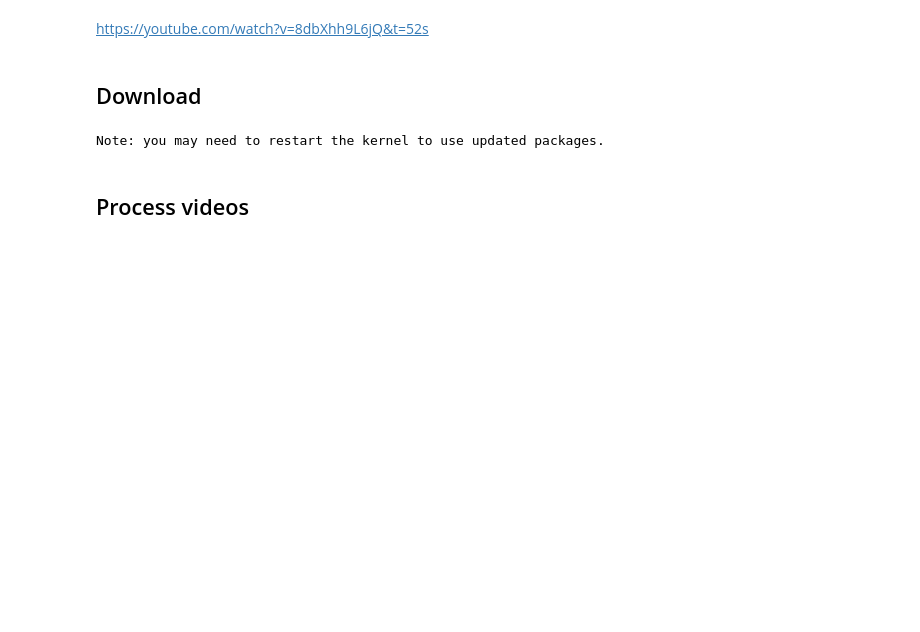
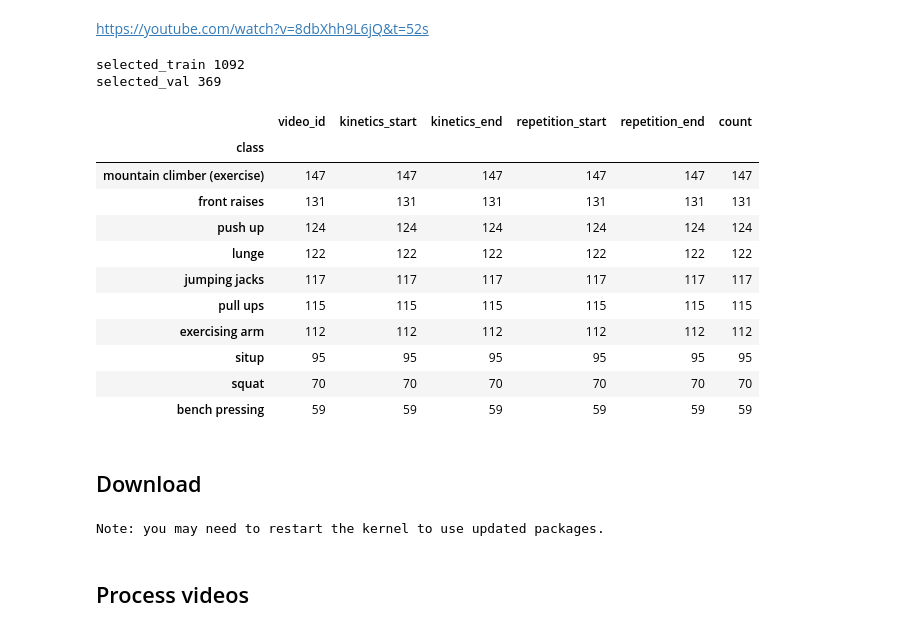
Before and after one commit to iucario/WorkoutDetector, a Jupyter notebook: notebooks/countix_data_process.ipynb, the cells around one changed output. Saved outputs shown, nothing was run; the diff lists cells and outputs as text; code cells hidden in the pictures; blank space fills up the shorter version.

```diff
--- a/notebooks/countix_data_process.ipynb
+++ b/notebooks/countix_data_process.ipynb
@@ -41,8 +51,31 @@ https://youtube.com/watch?v=8dbXhh9L6jQ&t=52s
 # %%
 actions = ['exercising arm', 'bench pressing', 'front raises', 'squat', 'jumping jacks',
      'lunge', 'mountain climber (exercise)', 'pull ups', 'push up', 'situp']
 
+selected_train = df_train[df_train['class'].isin(actions)]
+selected_val = df_val[df_val['class'].isin(actions)]
+# selected_test = df_test[df_test['class'].isin(actions)]
+print('selected_train', len(selected_train))
+print('selected_val', len(selected_val))
+# print('selected_test', len(selected_test))
+selected_train.groupby('class').count().sort_values(by='count', ascending=False)
+
 # df[df['class'].isin(actions)].to_csv('workouts_val.csv')
+# %% [output]
+selected_train 1092
+selected_val 369
+|  | video_id | kinetics_start | kinetics_end | repetition_start | repetition_end | count |
+| class |  |  |  |  |  |  |
+| mountain climber (exercise) | 147 | 147 | 147 | 147 | 147 | 147 |
+| front raises | 131 | 131 | 131 | 131 | 131 | 131 |
+| push up | 124 | 124 | 124 | 124 | 124 | 124 |
+| lunge | 122 | 122 | 122 | 122 | 122 | 122 |
+| jumping jacks | 117 | 117 | 117 | 117 | 117 | 117 |
+| pull ups | 115 | 115 | 115 | 115 | 115 | 115 |
+| exercising arm | 112 | 112 | 112 | 112 | 112 | 112 |
+| situp | 95 | 95 | 95 | 95 | 95 | 95 |
+| squat | 70 | 70 | 70 | 70 | 70 | 70 |
+| bench pressing | 59 | 59 | 59 | 59 | 59 | 59 |
 # %% [markdown]
 ## Download
 # %%
```
Also changed, not shown: parts of 3 cells of this notebook, 7 other files.
